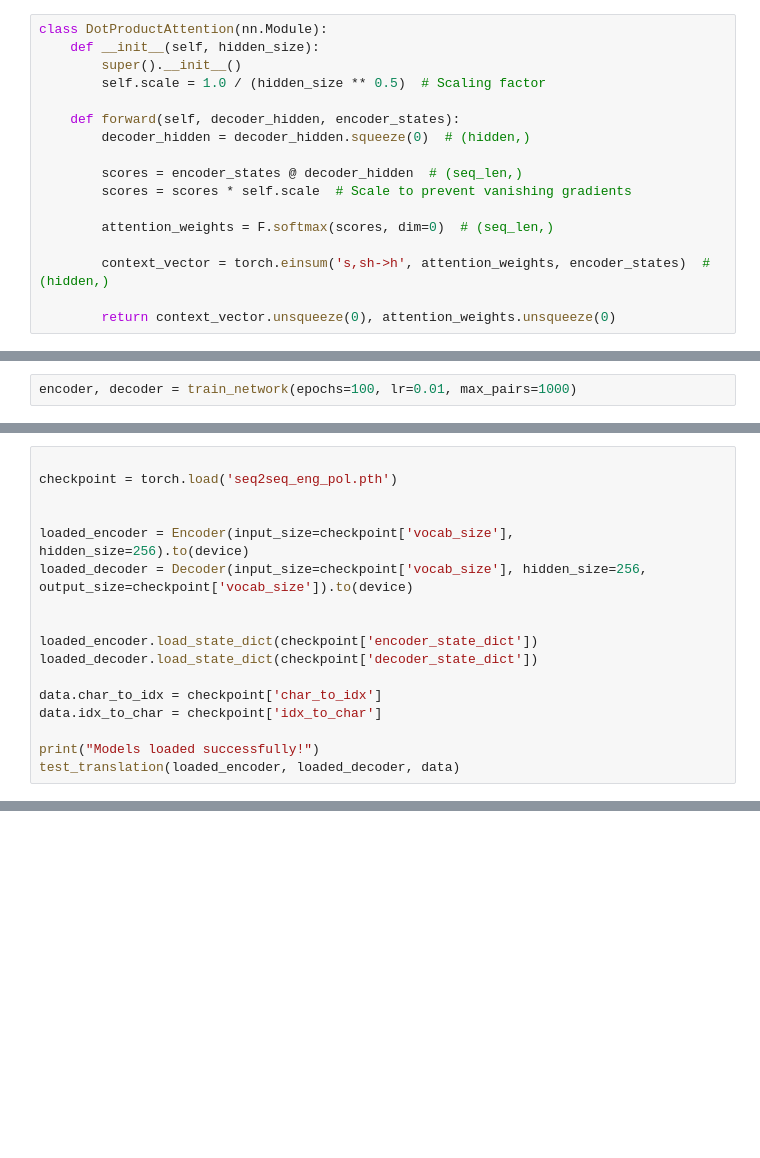
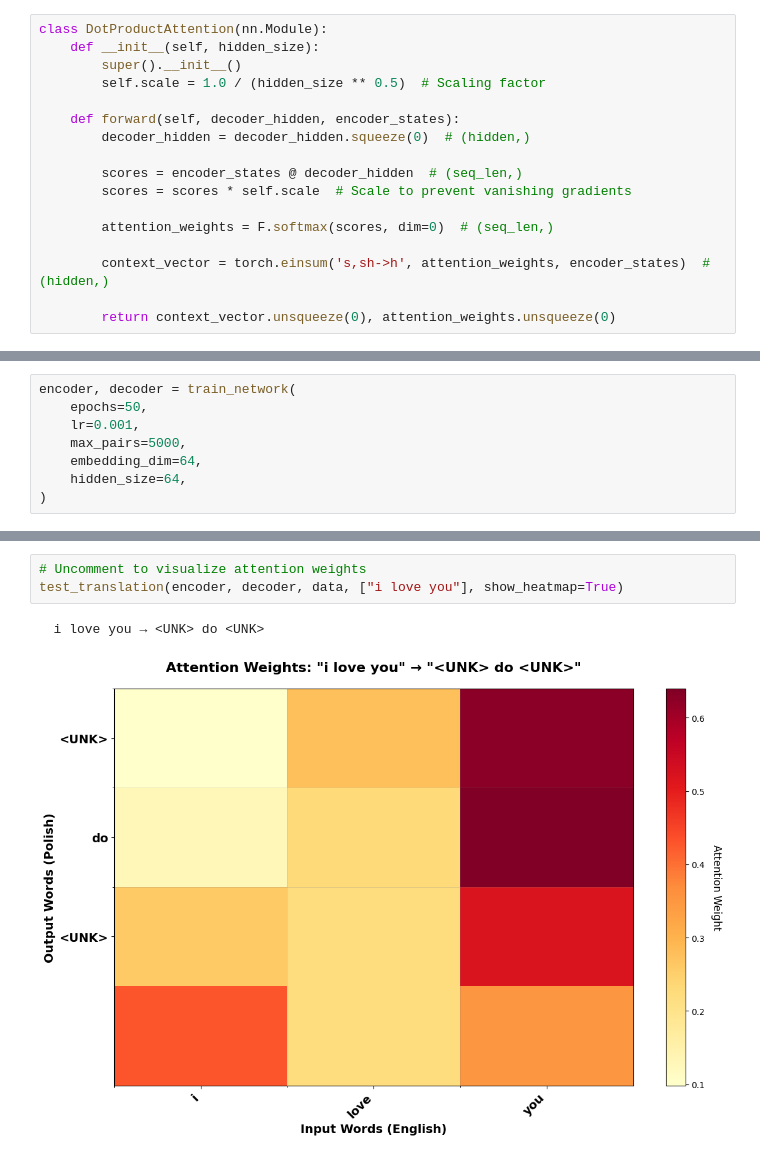
Before and after one commit to staszewski/math_notebooks, a Jupyter notebook: nn/seq2seq-translation-pytorch.ipynb, the cells around one changed output, grey strips where cells are left out. Cells and saved outputs as stored; diff of their text form; blank space fills up the shorter version.

```diff
--- a/nn/seq2seq-translation-pytorch.ipynb
+++ b/nn/seq2seq-translation-pytorch.ipynb
@@ -437,3 +689,9 @@ def train_network(epochs=200, lr=0.01, max_pairs=2723):
 # %%
-encoder, decoder = train_network(epochs=100, lr=0.01, max_pairs=1000)
+encoder, decoder = train_network(
+    epochs=50,
+    lr=0.001,
+    max_pairs=5000,
+    embedding_dim=64,
+    hidden_size=64,
+)
 # %% [output]
@@ -489,17 +737,0 @@ Models saved to 'seq2seq_eng_pol.pth'
-# %%
-
-checkpoint = torch.load('seq2seq_eng_pol.pth')
-
-
-loaded_encoder = Encoder(input_size=checkpoint['vocab_size'], hidden_size=256).to(device)
-loaded_decoder = Decoder(input_size=checkpoint['vocab_size'], hidden_size=256, output_size=checkpoint['vocab_size']).to(device)
-
-
-loaded_encoder.load_state_dict(checkpoint['encoder_state_dict'])
-loaded_decoder.load_state_dict(checkpoint['decoder_state_dict'])
-
-data.char_to_idx = checkpoint['char_to_idx']
-data.idx_to_char = checkpoint['idx_to_char']
-
-print("Models loaded successfully!")
-test_translation(loaded_encoder, loaded_decoder, data)
@@ -510,0 +742,6 @@ Models loaded successfully!
+# %%
+# Uncomment to visualize attention weights
+test_translation(encoder, decoder, data, ["i love you"], show_heatmap=True)
+# %% [output]
+  i love you → <UNK> do <UNK>
+[figure, added]
```
Also changed, not shown: parts of 29 cells of this notebook.
